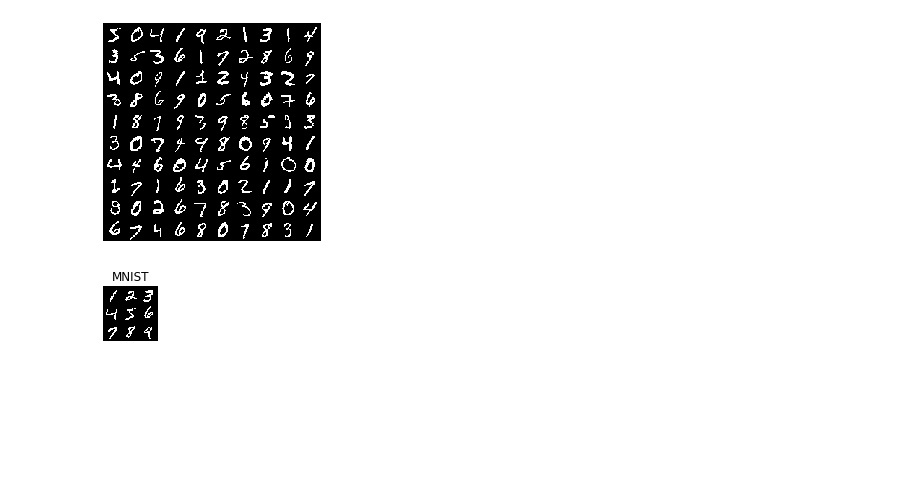
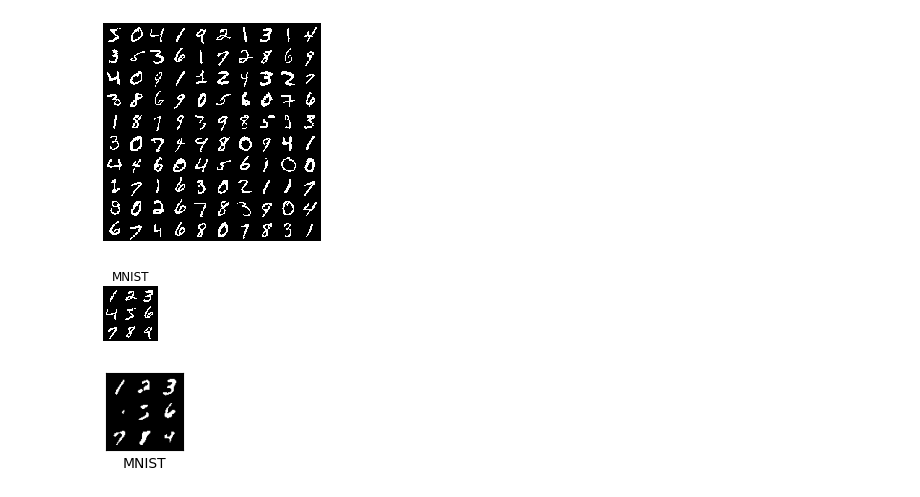
Before and after one commit to dfaroughy/FID-MNIST, a Jupyter notebook: distortions.ipynb, the cells around one changed output. Drawn from its saved outputs; the diff is of its cells as text; code cells hidden in the pictures; blank space fills up the shorter version.

```diff
--- a/distortions.ipynb
+++ b/distortions.ipynb
@@ -64,3 +65,11 @@ mnist_grid(digits, title='MNIST', num_img=9, nrow=3, figsize=(1,1), save=True)
 # %% [output]
 [figure]
 [figure]
+# %%
+data = load_nist_data(name='BinaryMNIST', distortion='blur', level=1.7)
+dataloader = DataLoader(data, batch_size=100, shuffle=False)
+images, labels = next(iter(dataloader))
+digits = get_10_digits(images, labels)
+mnist_grid(digits, title='Blur', num_img=9, nrow=3, figsize=(1,1), save=True)
+# %% [output]
+[figure, added]
```
Also changed, not shown: parts of 5 cells of this notebook, 16 other files.
